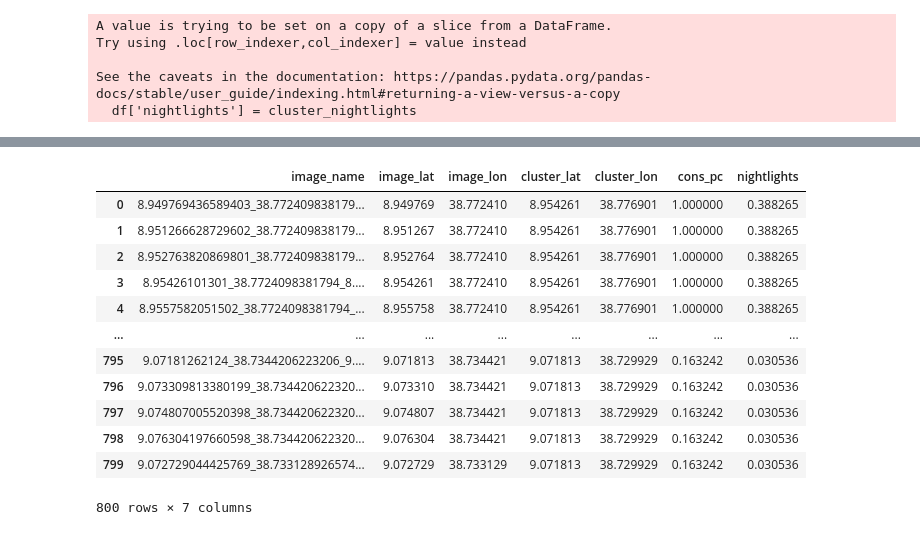
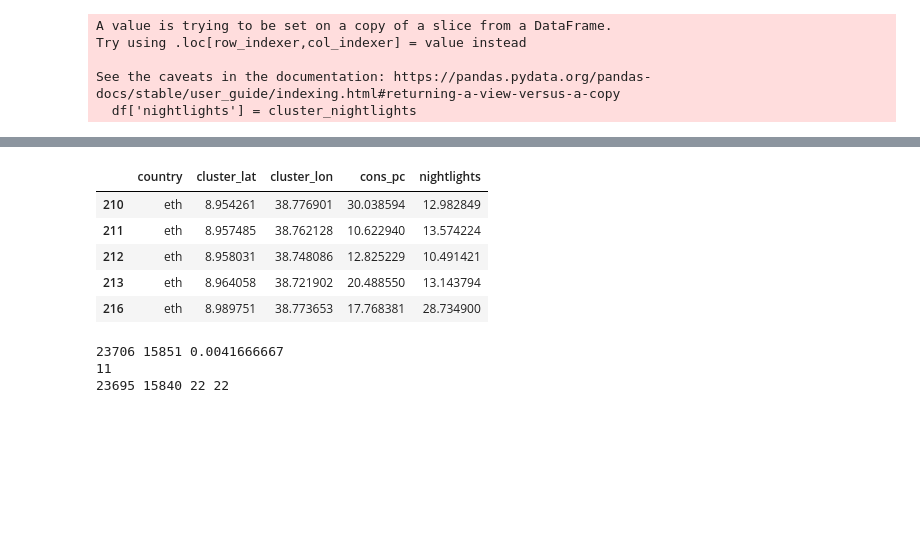
Before and after one commit to ladis-jil/Predicting-Economic-Activity-Satelite-Imagery, a Jupyter notebook: test_notebook.ipynb, the cells around one changed output, grey strips where cells are left out. Saved outputs shown, nothing was run; the diff lists cells and outputs as text; code cells hidden in the pictures; blank space fills up the shorter version.

```diff
--- a/test_notebook.ipynb
+++ b/test_notebook.ipynb
@@ -278,17 +219,3 @@ df_eth_download = generate_download_locations(filtered_df)
 # %%
-df_eth_download
+# df_eth_download.head()
-# %% [output]
-|  | image_name | image_lat | image_lon | cluster_lat | cluster_lon | cons_pc | nightlights |
-| 0 | 8.949769436589403_38.772409838179... | 8.949769 | 38.772410 | 8.954261 | 38.776901 | 1.000000 | 0.388265 |
-| 1 | 8.951266628729602_38.772409838179... | 8.951267 | 38.772410 | 8.954261 | 38.776901 | 1.000000 | 0.388265 |
-| 2 | 8.952763820869801_38.772409838179... | 8.952764 | 38.772410 | 8.954261 | 38.776901 | 1.000000 | 0.388265 |
-| 3 | 8.95426101301_38.7724098381794_8.... | 8.954261 | 38.772410 | 8.954261 | 38.776901 | 1.000000 | 0.388265 |
-| 4 | 8.9557582051502_38.7724098381794_... | 8.955758 | 38.772410 | 8.954261 | 38.776901 | 1.000000 | 0.388265 |
-| ... | ... | ... | ... | ... | ... | ... | ... |
-| 795 | 9.07181262124_38.7344206223206_9.... | 9.071813 | 38.734421 | 9.071813 | 38.729929 | 0.163242 | 0.030536 |
-| 796 | 9.073309813380199_38.734420622320... | 9.073310 | 38.734421 | 9.071813 | 38.729929 | 0.163242 | 0.030536 |
-| 797 | 9.074807005520398_38.734420622320... | 9.074807 | 38.734421 | 9.071813 | 38.729929 | 0.163242 | 0.030536 |
-| 798 | 9.076304197660598_38.734420622320... | 9.076304 | 38.734421 | 9.071813 | 38.729929 | 0.163242 | 0.030536 |
-| 799 | 9.072729044425769_38.733128926574... | 9.072729 | 38.733129 | 9.071813 | 38.729929 | 0.163242 | 0.030536 |
-800 rows × 7 columns
 # %%
@@ -325,0 +257,9 @@ m.save('index.html')
+# %%
+filtered_df.head()
+# %% [output]
+|  | country | cluster_lat | cluster_lon | cons_pc | nightlights |
+| 210 | eth | 8.954261 | 38.776901 | 30.038594 | 12.982849 |
+| 211 | eth | 8.957485 | 38.762128 | 10.622940 | 13.574224 |
+| 212 | eth | 8.958031 | 38.748086 | 12.825229 | 10.491421 |
+| 213 | eth | 8.964058 | 38.721902 | 20.488550 | 13.143794 |
+| 216 | eth | 8.989751 | 38.773653 | 17.768381 | 28.734900 |
@@ -325,0 +299,12 @@ m.save('index.html')
+# %%
+
+import matplotlib.pyplot as plt
+import rasterio
+source = rasterio.open("raw_data/picture.tif")
+for idx, row in filtered_df.iterrows():
+    sub_image = extract_subimage(source, row['cluster_lat'], row['cluster_lon'], km_per_pixel)
+    break
+# %% [output]
+23706 15851 0.0041666667
+11
+23695 15840 22 22
```
Also changed, not shown: parts of 19 cells of this notebook, 2 other files.
